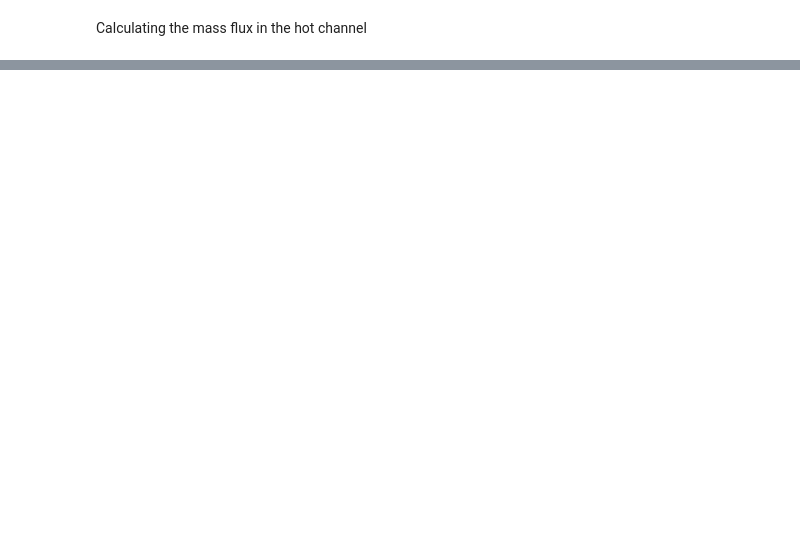
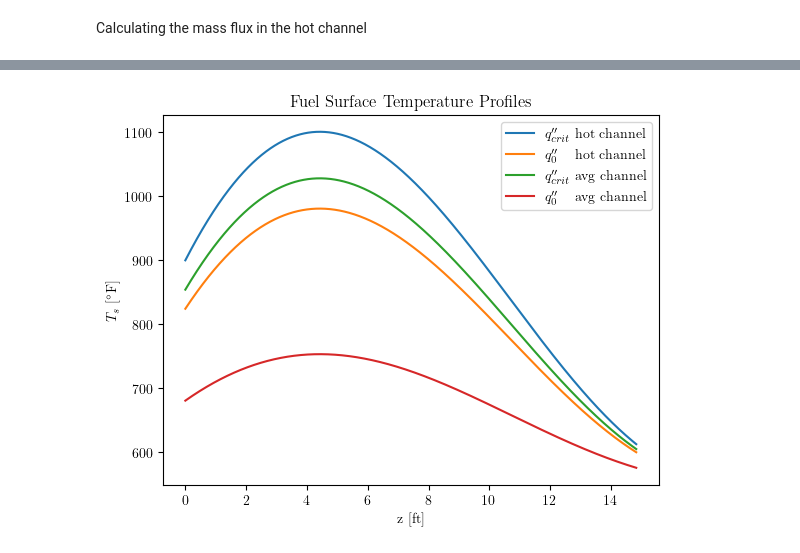
Before and after one commit to gsgall/NCSU_Undergraduate_Projects, a Jupyter notebook: NE_402/Project/main.ipynb, the cells around one changed output, grey strips where cells are left out. Cells and saved outputs as stored; diff of their text form; code cells hidden in the pictures; blank space fills up the shorter version.

```diff
--- a/NE_402/Project/main.ipynb
+++ b/NE_402/Project/main.ipynb
@@ -274,0 +461,19 @@ Work per pump = 7,793.27 hp
+# %%
+T_s_crit_hot = fuel_surface_temp(z_range, qpp_crit_hot, P, T_sat, lambda_, H_f, R_o, R_i, H_G, k_c)
+T_s_hot = fuel_surface_temp(z_range, qpp_hot, P, T_sat, lambda_, H_f, R_o, R_i, H_G, k_c)
+T_s_crit_avg = fuel_surface_temp(z_range, qpp_crit_avg, P, T_sat, lambda_, H_f, R_o, R_i, H_G, k_c)
+T_s_avg = fuel_surface_temp(z_range, qpp_bar, P, T_sat, lambda_, H_f, R_o, R_i, H_G, k_c)
+
+plt.figure()
+plt.plot(z_range, T_s_crit_hot)
+plt.plot(z_range, T_s_hot)
+plt.plot(z_range, T_s_crit_avg)
+plt.plot(z_range, T_s_avg)
+plt.title('Fuel Surface Temperature Profiles')
+plt.legend(['$q\'\'_{crit}$ hot channel', '$q\'\'_0\;\;\;$ hot channel', '$q\'\'_{crit}$ avg channel', '$q\'\'_0\;\;\;$ avg channel'])
+plt.xlabel('z [ft]')
+plt.ylabel('$T_{s}$ [${}^\circ$F]')
+plt.savefig('figs/T_s.pdf', format='pdf', bbox_inches='tight')
+plt.show()
+# %% [output]
+[figure, added]
```
Also changed, not shown: parts of 19 cells of this notebook, 21 other files.
